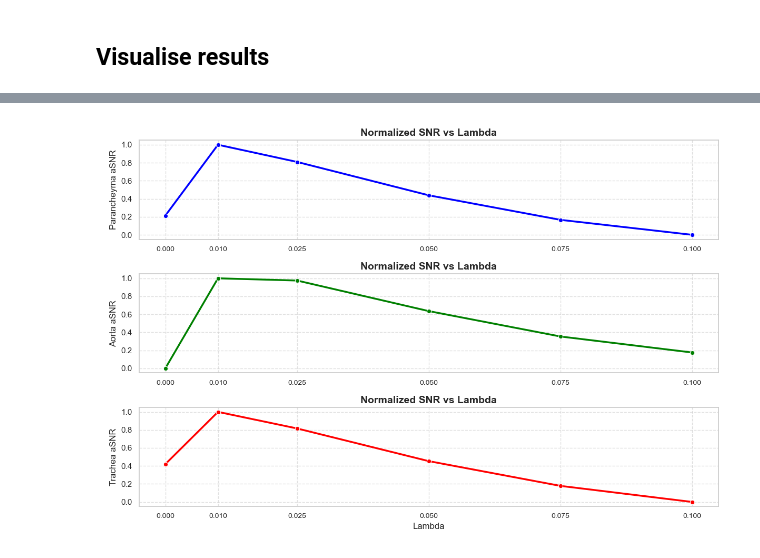
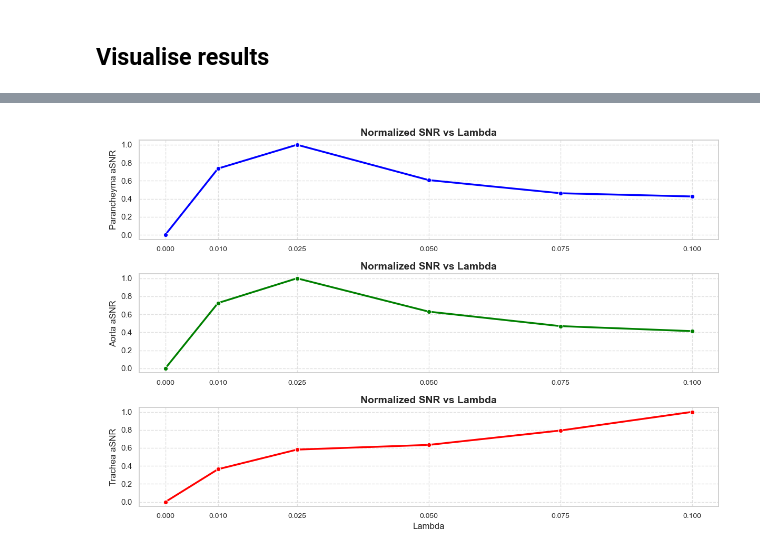
Before and after one commit to akshdeepsandhu/MRI, a Jupyter notebook: src/imoco_metrics/roi_snr.ipynb, the cells around one changed output, grey strips where cells are left out. Drawn from its saved outputs; the diff is of its cells as text; code cells hidden in the pictures.

```diff
--- a/src/imoco_metrics/roi_snr.ipynb
+++ b/src/imoco_metrics/roi_snr.ipynb
@@ -12,6 +14,6 @@ import pandas as pd
 # %%
-path = '../../data/imrh_114a/slices/lammy0_slice120.png'
-slice_2d = mpimg.imread()
+path = '../../data/imrh_128b/slices/lammy0_slice125.png'
+slice_2d = mpimg.imread(path)
 
 N_classes = 4
 class_selector = widgets.Dropdown(options=list(range(1, N_classes + 1)), description="class")
@@ -70,16 +64,16 @@ def asnr_114(img, mask):
 # %%
 slice_path = '../../data/imrh_114a/slices'
 files = os.listdir(slice_path)
-imrh_114a_mask = np.load('masks/imrh_114a/imrh_114a.npy')
+imrh_114a_mask = np.load('masks/imrh_114a/slice_120.npy')
 snr_data_114a = []
 
 for file in files:
     if file.endswith("slice120.png"):
         img_path = os.path.join(slice_path,file)
-        rgb_img = get_rgb_img(img_path)
+        img = get_grayscale_img(img_path)
         lammy_value = float(file.split('_')[0].replace('lammy', ''))
 
-        p_snr, a_snr, t_snr = asnr_114(rgb_img,imrh_114a_mask)
+        p_snr, a_snr, t_snr = aSNR(img,imrh_114a_mask)
         snr_data_114a.append({'lammy': lammy_value,
                              'p_snr': p_snr,
                              'a_snr': a_snr,
@@ -87,4 +81,3 @@ for file in files:
 
 
 snr_data_114a = pd.DataFrame(snr_data_114a)
-snr_data_114a
@@ -99,16 +119,16 @@ snr_data_114a
 # %%
 slice_path = '../../data/imrh_128b/slices'
 files = os.listdir(slice_path)
-imrh_128_mask = np.load('masks/imrh_128b/imrh_128b.npy')
+imrh_128_mask = np.load('masks/imrh_128b/slice_125.npy')
 snr_data_128b = []
 
 for file in files:
-    if file.endswith("slice120.png"):
+    if file.endswith("slice125.png"):
         img_path = os.path.join(slice_path,file)
-        rgb_img = get_rgb_img(img_path)
+        rgb_img = get_grayscale_img(img_path)
         lammy_value = float(file.split('_')[0].replace('lammy', ''))
 
-        p_snr, a_snr, t_snr = asnr_128(rgb_img,imrh_128_mask)
+        p_snr, a_snr, t_snr = aSNR(rgb_img,imrh_128_mask)
         snr_data_128b.append({'lammy': lammy_value,
                              'p_snr': p_snr,
                              'a_snr': a_snr,
@@ -116,4 +136,3 @@ for file in files:
 
 
 snr_data_128b = pd.DataFrame(snr_data_128b)
-snr_data_128b
@@ -140,43 +141,35 @@ snr_data_128b
 # %%
-import pandas as pd
-import seaborn as sns
-import matplotlib.pyplot as plt
-from sklearn.preprocessing import MinMaxScaler
-
 scaler = MinMaxScaler()
-snr_data_128b['scaled_a_snr'] = scaler.fit_transform(snr_data_128b[['a_snr']])
-
-scaler = MinMaxScaler()
-snr_data_128b[['scaled_p_snr', 'scaled_a_snr', 'scaled_t_snr']] = scaler.fit_transform(snr_data_128b[['p_snr', 'a_snr', 't_snr']])
+snr_data_128b[['scaled_p_snr', 'scaled_a_snr', 'scaled_t_snr']] =  scaler.fit_transform(snr_data_128b[['p_snr', 'a_snr', 't_snr']])
 
 sns.set_theme(style="whitegrid")
 plt.figure(figsize=(12, 8))
 
 plt.subplot(3, 1, 1)
 sns.lineplot(x='lammy', y='scaled_p_snr', data=snr_data_128b, marker='o', color="blue", lw=2.5)
 plt.title('Normalized SNR vs Lambda', fontsize=14, fontweight='bold')
 plt.xlabel('')
 plt.ylabel('Parancheyma aSNR', fontsize=12)
 plt.xticks(ticks=snr_data_128b['lammy'], labels=[f'{lammy:.3f}' for lammy in snr_data_128b['lammy']], fontsize=10)
 plt.grid(True, linestyle='--', alpha=0.6)
 
 plt.subplot(3, 1, 2)
 sns.lineplot(x='lammy', y='scaled_a_snr', data=snr_data_128b, marker='o', color="green", lw=2.5)
 plt.title('Normalized SNR vs Lambda', fontsize=14, fontweight='bold')
 plt.xlabel('')
 plt.ylabel('Aorta aSNR', fontsize=12)
 plt.xticks(ticks=snr_data_128b['lammy'], labels=[f'{lammy:.3f}' for lammy in snr_data_128b['lammy']], fontsize=10)
 plt.grid(True, linestyle='--', alpha=0.6)
 
 plt.subplot(3, 1, 3)
 sns.lineplot(x='lammy', y='scaled_t_snr', data=snr_data_128b, marker='o', color="red", lw=2.5)
 plt.title('Normalized SNR vs Lambda', fontsize=14, fontweight='bold')
 plt.xlabel('Lambda', fontsize=12)
 plt.ylabel('Trachea aSNR', fontsize=12)
 plt.xticks(ticks=snr_data_128b['lammy'], labels=[f'{lammy:.3f}' for lammy in snr_data_128b['lammy']], fontsize=10)
 plt.grid(True, linestyle='--', alpha=0.6)
 
 plt.tight_layout()
 plt.show()
 # %% [output]
-[figure, old version]
+[figure, new version]
```
Also changed, not shown: parts of 9 cells of this notebook, 16 other files.
